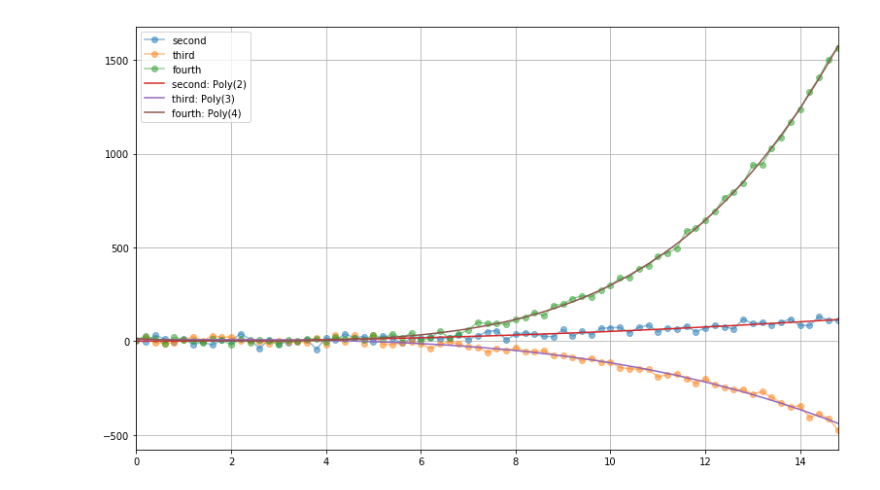
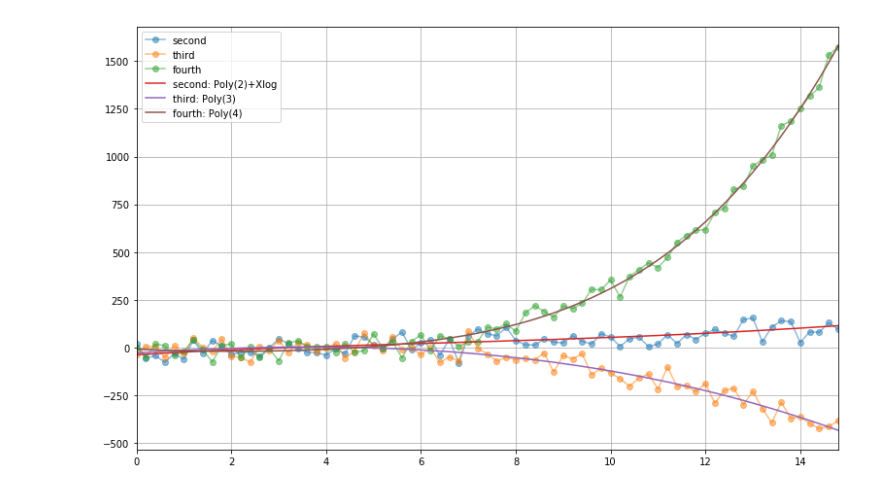
Before and after one commit to dfarre/curve-fits, a Jupyter notebook: notebooks/polynomials.ipynb, the cells around one changed output. Cells and saved outputs as stored; diff of their text form; code cells hidden in the pictures.

```diff
--- a/notebooks/polynomials.ipynb
+++ b/notebooks/polynomials.ipynb
@@ -10,16 +11,16 @@ from curve_fits import Call
 from curve_fits import frames
 # %%
 index = numpy.arange(0, 15, 0.2)
-std = 15
+std = 40
 frame = frames.FittingFrame({
     'second': [random.gauss(1 + x**2/2, std) for x in index],
     'third': [random.gauss(1 + x**2/2 - x**3/6, std) for x in index],
     'fourth': [random.gauss(1 + x**2/2 - x**3/6 + x**4/24, std) for x in index],
 }, index=index)
-frame.fit(second=[Call('polynomial', 1, 2)],
-          third=[Call('polynomial', 1, 2, 3)],
-          fourth=[Call('polynomial', 1, 2, 3, 4)])
+frame.fit(second=[Call(Spec(curves.Polynomial, 3), Spec(curves.Xlog, 1, pole=-10))],
+          third=[Call(Spec(curves.Polynomial, 4))],
+          fourth=[Call(Spec(curves.Polynomial, 5))])
 # %%
-frame.plot(limit=1)
+frame.plot(limit=None)
 # %% [output]
-[figure, old version]
+[figure, new version]
```
Also changed, not shown: parts of 9 cells of this notebook, 12 other files.
